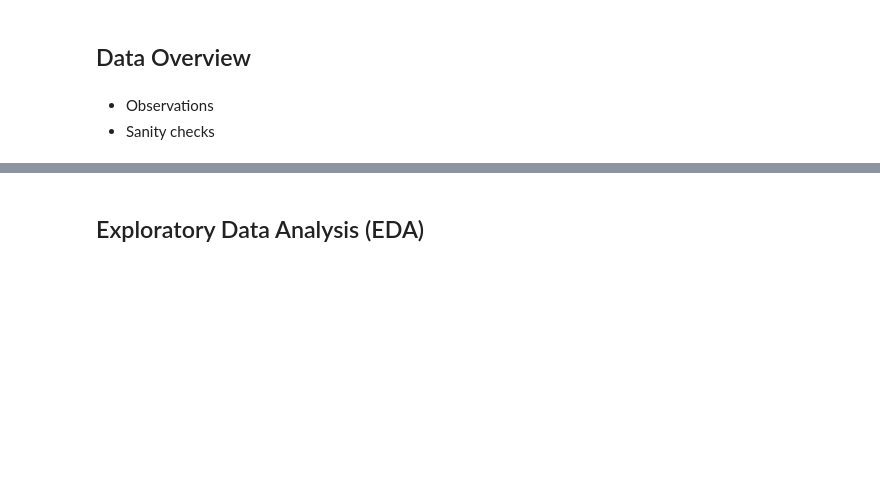
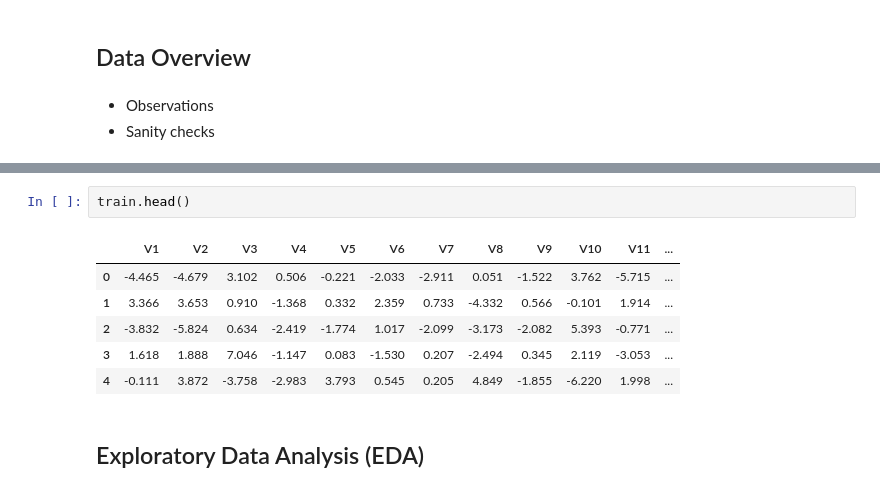
Before and after one commit to DataScience-BusinessAnalitics/Model_Tuning_Renewind, a Jupyter notebook: MT_Project_LearnerNotebook_FullCode.ipynb, the cells around one changed output, grey strips where cells are left out. Cells and saved outputs as stored; diff of their text form; blank space fills up the shorter version.

```diff
--- a/MT_Project_LearnerNotebook_FullCode.ipynb
+++ b/MT_Project_LearnerNotebook_FullCode.ipynb
@@ -49,3 +113,12 @@ It is given that the cost of repairing a generator is much less than the cost of
+# %%
+train.head()
+# %% [output]
+|  | V1 | V2 | V3 | V4 | V5 | V6 | V7 | V8 | V9 | V10 | V11 | ... |
+| 0 | -4.465 | -4.679 | 3.102 | 0.506 | -0.221 | -2.033 | -2.911 | 0.051 | -1.522 | 3.762 | -5.715 | ... |
+| 1 | 3.366 | 3.653 | 0.910 | -1.368 | 0.332 | 2.359 | 0.733 | -4.332 | 0.566 | -0.101 | 1.914 | ... |
+| 2 | -3.832 | -5.824 | 0.634 | -2.419 | -1.774 | 1.017 | -2.099 | -3.173 | -2.082 | 5.393 | -0.771 | ... |
+| 3 | 1.618 | 1.888 | 7.046 | -1.147 | 0.083 | -1.530 | 0.207 | -2.494 | 0.345 | 2.119 | -3.053 | ... |
+| 4 | -0.111 | 3.872 | -3.758 | -2.983 | 3.793 | 0.545 | 0.205 | 4.849 | -1.855 | -6.220 | 1.998 | ... |
 # %% [markdown]
 ## Exploratory Data Analysis (EDA)
 # %% [markdown]
```
Also changed, not shown: parts of 3 cells of this notebook.
